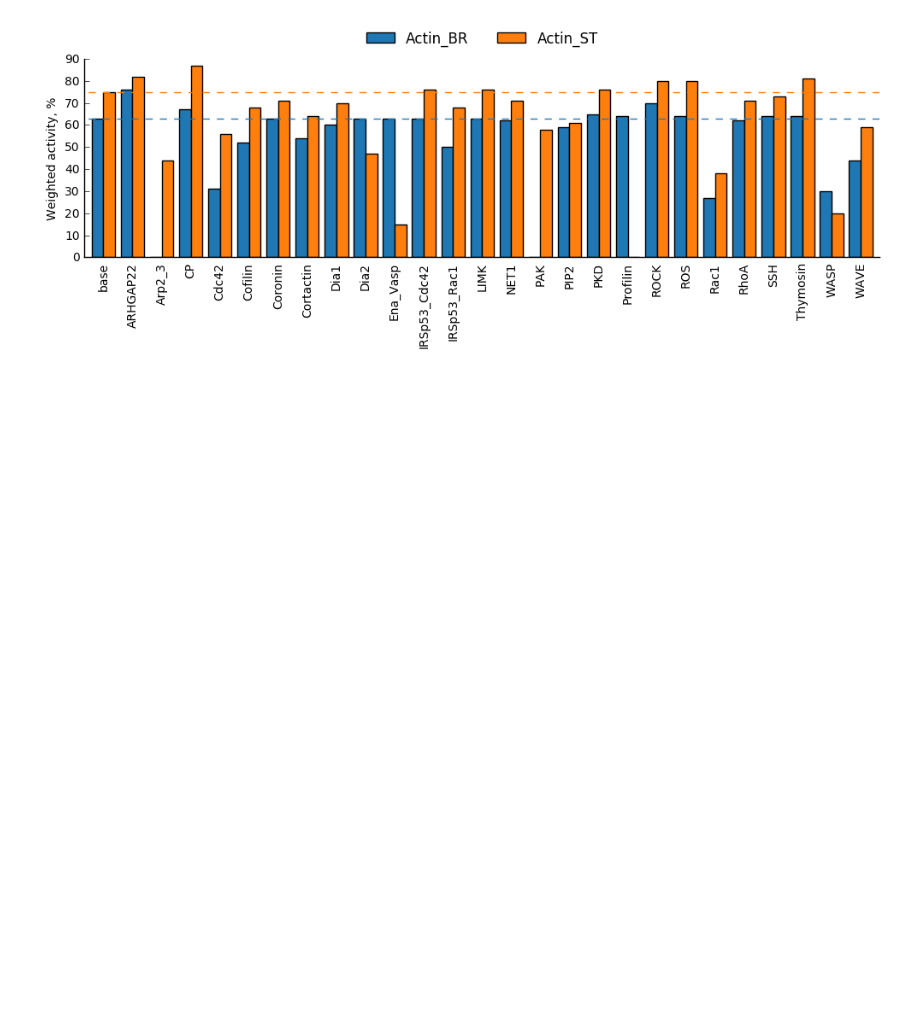
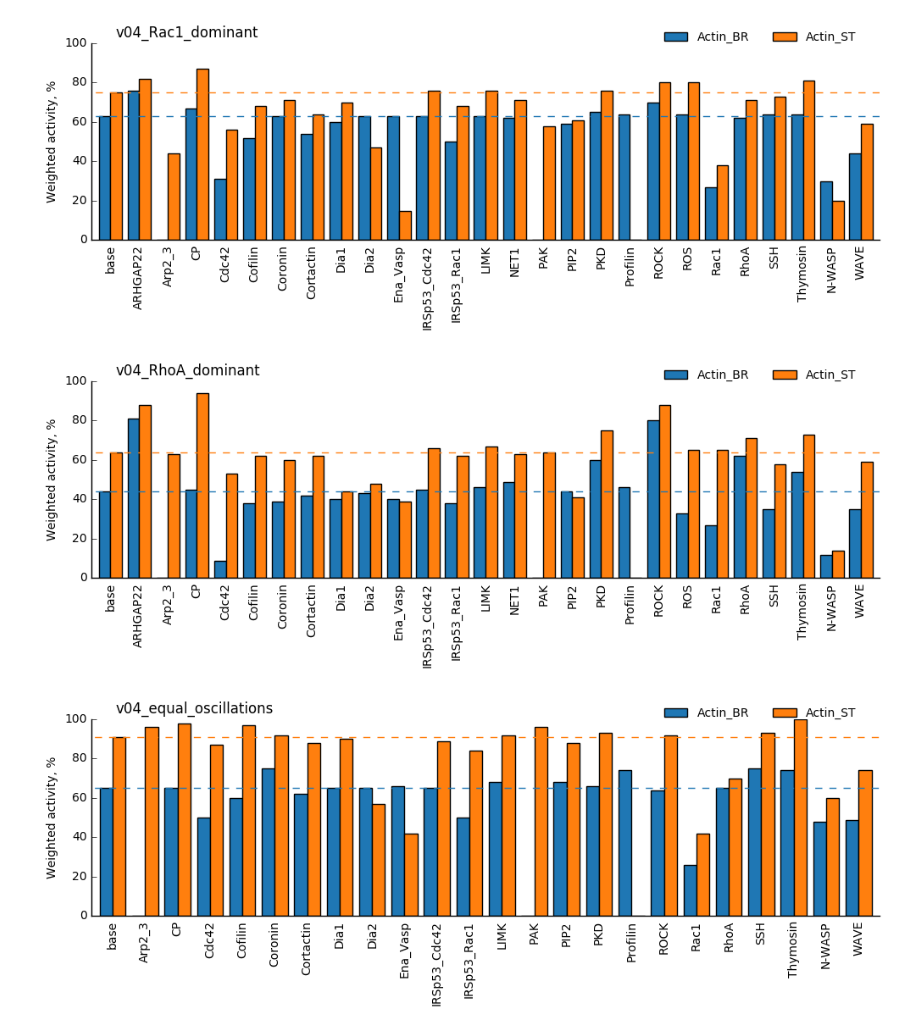
Before and after one commit to Vitaljok/actin-signaling, a Jupyter notebook: Knock-down charts.ipynb, the cells around one changed output. Cells and saved outputs as stored; diff of their text form; code cells hidden in the pictures; blank space fills up the shorter version.

Commit message:
Updated charts

```diff
--- a/Knock-down charts.ipynb
+++ b/Knock-down charts.ipynb
@@ -3,33 +3,49 @@ import matplotlib.pyplot as pl
 import pandas as pd
 import rules.enzymes_v04 as enz
 enzymes = [item for item in dir(enz) if not item.startswith("__")]
-enzymes.remove('Actin_BR')
-enzymes.remove('Actin_ST')
-enzymes.insert(0, 'base')
+
+pl.rcParams["font.family"] = "sans-serif"
+pl.rcParams["font.size"] = 10
-# %%
-scenario = 'v04_Rac1_dominant'
-df = pd.read_csv('reports/{}/summary.csv'.format(scenario), index_col=0)
-df = df[enzymes].loc[[enz.Actin_BR, enz.Actin_ST]].transpose()
+# %%
+reports = ['v04_Rac1_dominant',
+           'v04_RhoA_dominant',
+           'v04_equal_oscillations']
 # %%
-colors = ['#1f77b4', '#ff7f0e']
-ax = df.plot.bar(figsize=(12, 3), width=0.8, color=colors)
-ax.legend(loc='lower center', bbox_to_anchor=(0.5, 1), ncol=2, frameon=False)
+for report in reports:
+    df = pd.read_csv('reports/{}/summary.csv'.format(report), index_col=0)
+    df = df.filter(regex='^(base|{})$'.format('|'.join(enzymes))).loc[[enz.Actin_BR, enz.Actin_ST]]
+    df.rename(columns={'WASP':'N-WASP'}, inplace=True)
+#     df.rename(columns={'Arp2_3':'Arp2/3'}, inplace=True)
 
-ax.spines['top'].set_visible(False)
-ax.spines['right'].set_visible(False)
-ax.xaxis.set_ticks_position('none')
-ax.yaxis.set_ticks_position('left')
+    df = df.transpose()
 
-# ax.grid(axis='y')
+    colors = ['#1f77b4', '#ff7f0e']
+    ax = df.plot.bar(figsize=(12, 3), width=0.8, color=colors)
+    ax.legend(loc='lower right', bbox_to_anchor=(0.97, 1.0), ncol=2,
+              frameon=False, borderpad=0, borderaxespad=0,
+              prop={'size':10})
 
-ax.set_ylabel('Weighted activity, %')
+    ax.spines['top'].set_visible(False)
+    ax.spines['right'].set_visible(False)
+    ax.xaxis.set_ticks_position('none')
+    ax.yaxis.set_ticks_position('left')
 
-br, st = df.loc['base']
+    ax.set_ylim(top=100)
 
-ax.plot([-1, 100], [br, br], linewidth=1, linestyle='--', color=colors[0])
-ax.plot([-1, 100], [st, st], linewidth=1, linestyle='--', color=colors[1])
+    # ax.grid(axis='y')
 
-pl.savefig('charts/fig_3.png', bbox_inches='tight')
-pl.savefig('charts/fig_3.svg', bbox_inches='tight')
+    ax.set_ylabel('Weighted activity, %')
+
+    ax.set_title(report, loc='left', x=0.03)
+
+    br, st = df.loc['base']
+
+    ax.plot([-1, 100], [br, br], linewidth=1, linestyle='--', color=colors[0])
+    ax.plot([-1, 100], [st, st], linewidth=1, linestyle='--', color=colors[1])
+
+    pl.savefig('charts/fig_3_{}.png'.format(report), bbox_inches='tight', dpi=300)
+    pl.savefig('charts/fig_3_{}.svg'.format(report), bbox_inches='tight')
 # %% [output]
-[figure, old version]
+[figure, new version]
+[figure, added]
+[figure, added]
```
Also changed, not shown: 12 other files.
